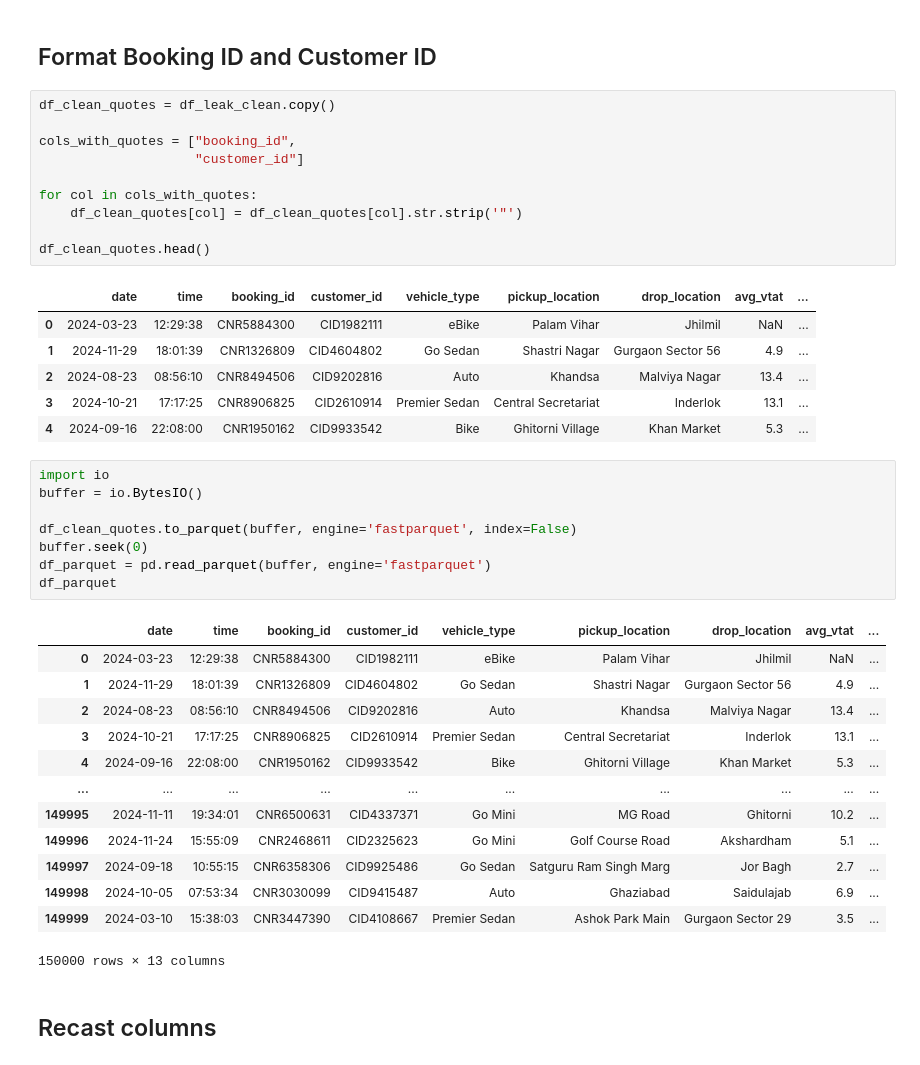
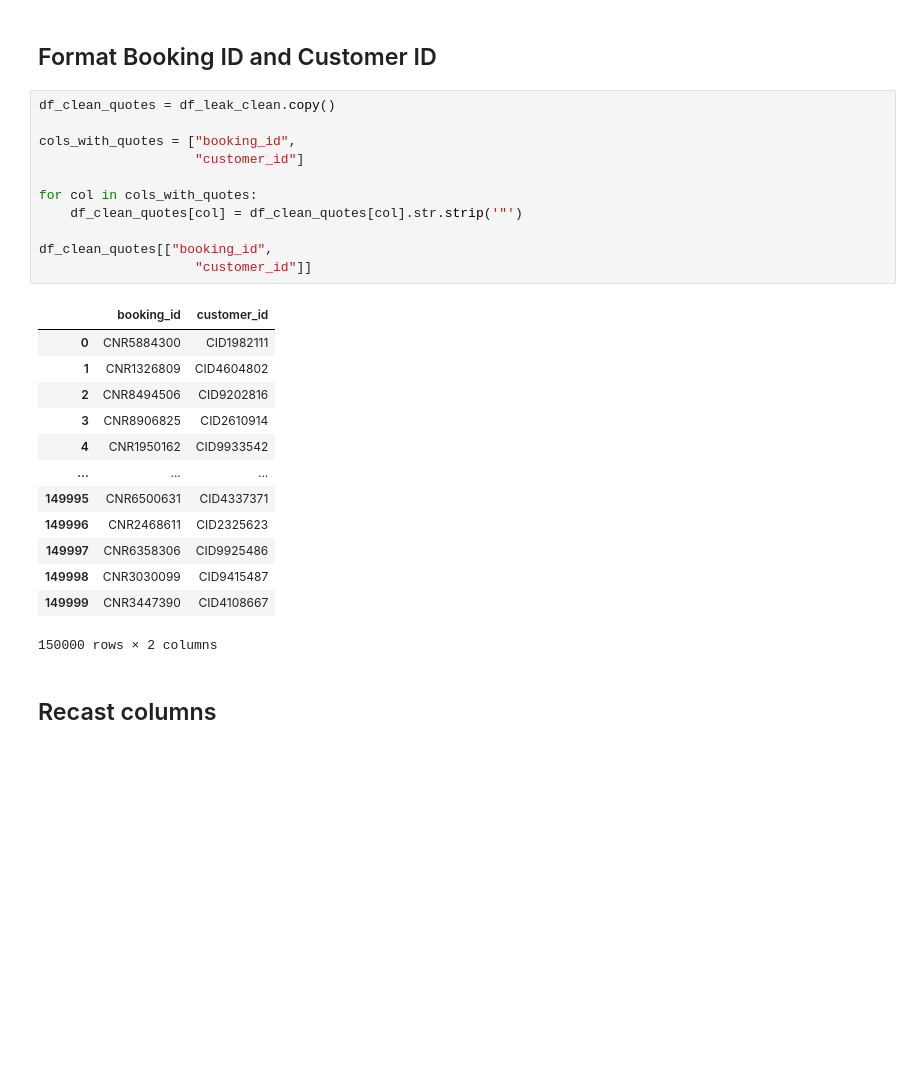
Before and after one commit to amaldu/uber-ride-cancellation-prediction, a Jupyter notebook: uber-analysis/notebooks/03_eda.ipynb, the cells around one changed output. Cells and saved outputs as stored; diff of their text form; blank space fills up the shorter version.

```diff
--- a/uber-analysis/notebooks/03_eda.ipynb
+++ b/uber-analysis/notebooks/03_eda.ipynb
@@ -119,42 +119,28 @@ df_leak_clean.shape[0], df_leak_clean.shape[1]
 # %%
 df_clean_quotes = df_leak_clean.copy()
 
 cols_with_quotes = ["booking_id",
                     "customer_id"]
 
 for col in cols_with_quotes:
     df_clean_quotes[col] = df_clean_quotes[col].str.strip('"')
 
-df_clean_quotes.head()
+df_clean_quotes[["booking_id",
+                    "customer_id"]]
 # %% [output]
-|  | date | time | booking_id | customer_id | vehicle_type | pickup_location | drop_location | avg_vtat | ... |
-| 0 | 2024-03-23 | 12:29:38 | CNR5884300 | CID1982111 | eBike | Palam Vihar | Jhilmil | NaN | ... |
-| 1 | 2024-11-29 | 18:01:39 | CNR1326809 | CID4604802 | Go Sedan | Shastri Nagar | Gurgaon Sector 56 | 4.9 | ... |
-| 2 | 2024-08-23 | 08:56:10 | CNR8494506 | CID9202816 | Auto | Khandsa | Malviya Nagar | 13.4 | ... |
-| 3 | 2024-10-21 | 17:17:25 | CNR8906825 | CID2610914 | Premier Sedan | Central Secretariat | Inderlok | 13.1 | ... |
-| 4 | 2024-09-16 | 22:08:00 | CNR1950162 | CID9933542 | Bike | Ghitorni Village | Khan Market | 5.3 | ... |
+|  | booking_id | customer_id |
+| 0 | CNR5884300 | CID1982111 |
+| 1 | CNR1326809 | CID4604802 |
+| 2 | CNR8494506 | CID9202816 |
+| 3 | CNR8906825 | CID2610914 |
+| 4 | CNR1950162 | CID9933542 |
+| ... | ... | ... |
+| 149995 | CNR6500631 | CID4337371 |
+| 149996 | CNR2468611 | CID2325623 |
+| 149997 | CNR6358306 | CID9925486 |
+| 149998 | CNR3030099 | CID9415487 |
+| 149999 | CNR3447390 | CID4108667 |
+150000 rows × 2 columns
-# %%
-import io
-buffer = io.BytesIO()
-
-df_clean_quotes.to_parquet(buffer, engine='fastparquet', index=False)
-buffer.seek(0)
-df_parquet = pd.read_parquet(buffer, engine='fastparquet')
-df_parquet
-# %% [output]
-|  | date | time | booking_id | customer_id | vehicle_type | pickup_location | drop_location | avg_vtat | ... |
-| 0 | 2024-03-23 | 12:29:38 | CNR5884300 | CID1982111 | eBike | Palam Vihar | Jhilmil | NaN | ... |
-| 1 | 2024-11-29 | 18:01:39 | CNR1326809 | CID4604802 | Go Sedan | Shastri Nagar | Gurgaon Sector 56 | 4.9 | ... |
-| 2 | 2024-08-23 | 08:56:10 | CNR8494506 | CID9202816 | Auto | Khandsa | Malviya Nagar | 13.4 | ... |
-| 3 | 2024-10-21 | 17:17:25 | CNR8906825 | CID2610914 | Premier Sedan | Central Secretariat | Inderlok | 13.1 | ... |
-| 4 | 2024-09-16 | 22:08:00 | CNR1950162 | CID9933542 | Bike | Ghitorni Village | Khan Market | 5.3 | ... |
-| ... | ... | ... | ... | ... | ... | ... | ... | ... | ... |
-| 149995 | 2024-11-11 | 19:34:01 | CNR6500631 | CID4337371 | Go Mini | MG Road | Ghitorni | 10.2 | ... |
-| 149996 | 2024-11-24 | 15:55:09 | CNR2468611 | CID2325623 | Go Mini | Golf Course Road | Akshardham | 5.1 | ... |
-| 149997 | 2024-09-18 | 10:55:15 | CNR6358306 | CID9925486 | Go Sedan | Satguru Ram Singh Marg | Jor Bagh | 2.7 | ... |
-| 149998 | 2024-10-05 | 07:53:34 | CNR3030099 | CID9415487 | Auto | Ghaziabad | Saidulajab | 6.9 | ... |
-| 149999 | 2024-03-10 | 15:38:03 | CNR3447390 | CID4108667 | Premier Sedan | Ashok Park Main | Gurgaon Sector 29 | 3.5 | ... |
-150000 rows × 13 columns
 # %% [markdown]
 ## Recast columns
 # %%
```
Also changed, not shown: parts of 39 cells of this notebook.
